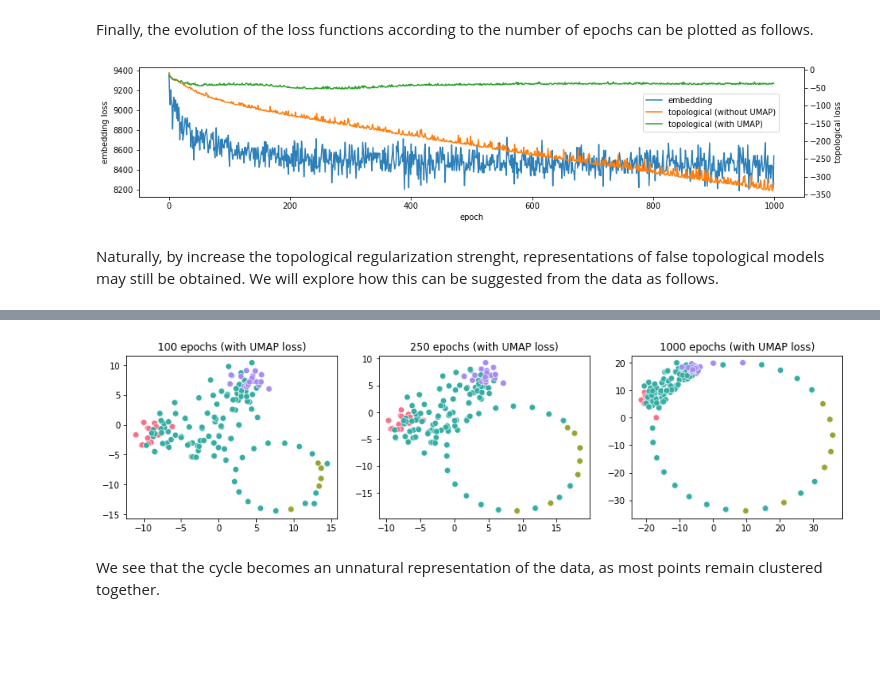
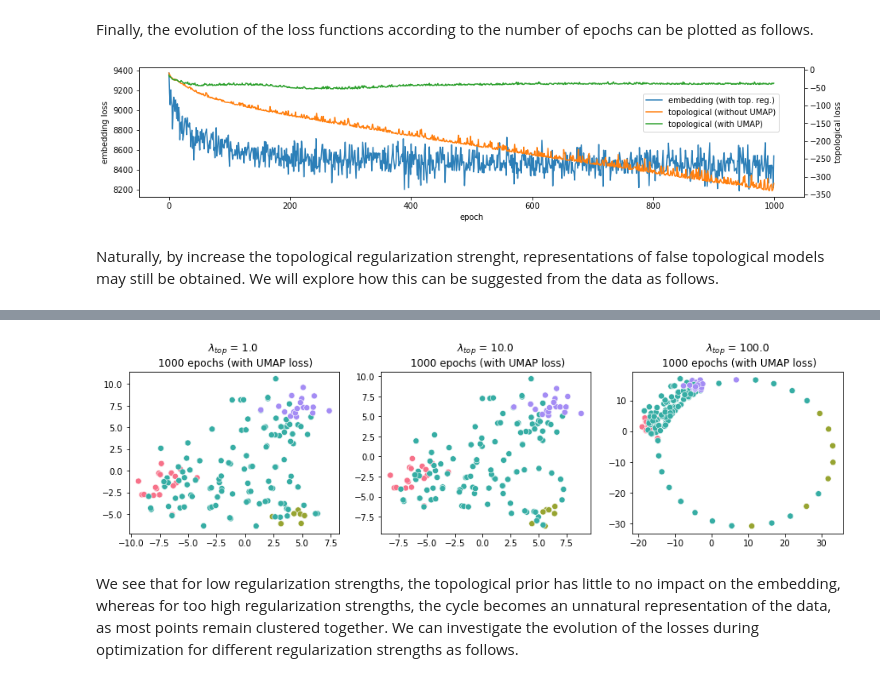
Before and after one commit to robinvndaele/topembedding, a Jupyter notebook: Experiments/CellBifurcating.ipynb, the cells around one changed output, grey strips where cells are left out. Drawn from its saved outputs; the diff is of its cells as text; code cells hidden in the pictures; blank space fills up the shorter version.

Commit message:
cell bif experiments for different lambda_top

```diff
--- a/Experiments/CellBifurcating.ipynb
+++ b/Experiments/CellBifurcating.ipynb
@@ -407,12 +407,12 @@ Finally, the evolution of the loss functions according to the number of epochs c
 # %%
 # Summarize the topological and embedding losses in a data frame
 pd_losses_other = pd.DataFrame({"epoch":range(losses_top_other["losses"].shape[0]),
-                                "embedding":losses_top_other["losses"]["embedding"],
+                                "embedding (with top. reg.)":losses_top_other["losses"]["embedding"],
                                 "topological (with UMAP)":losses_top_other["losses"]["topological"],
                                 "topological (without UMAP)":losses_opt_other["losses"]["topological"]})
 
 # Plot the losses according to the number of epochs
-ax = pd_losses_other.plot(x="epoch", y="embedding", legend=False, figsize=(15, 3), color="#2c7fb8")
+ax = pd_losses_other.plot(x="epoch", y="embedding (with top. reg.)", legend=False, figsize=(15, 3), color="#2c7fb8")
 ax.set_ylabel("embedding loss")
 ax2 = ax.twinx()
 pd_losses_other.plot(x="epoch", y="topological (without UMAP)", legend=False, color="#ff7f0e", ax=ax2)
@@ -421,32 +421,34 @@ ax2.set_ylabel("topological loss")
 ax.figure.legend(bbox_to_anchor=(0.875, 0.75))
 plt.show()
 # %% [output]
-[figure, old version]
+[figure, new version]
 # %% [markdown]
 Naturally, by increase the topological regularization strenght, representations of false topological models may still be obtained. We will explore how this can be suggested from the data as follows.
 # %%
 # Topological loss function with stronger regularization
-lambda_top_multiplier = 100
-def new_lambda_top_loss(output): return lambda_top_multiplier * top_loss_other(output)
+lambda_top_multipliers = [1 / 10, 1, 10]
 
 # Learning hyperparameters
-num_epochs = [100, 250, 1000]
+num_epochs = 1000
 learning_rate = 1e-1
 
 # Conduct topological regularization for different topological loss function
-Y_epochs_lambda = {}
-for epochs in num_epochs:
-    print("\033[1mConducting topologically regularized embedding for " + str(epochs) + " epochs\033[0m")
-    Y_epochs_lambda[epochs], losses_lambda_other = UMAP(data, top_loss=new_lambda_top_loss, num_epochs=epochs,
-                                                        learning_rate=learning_rate, random_state=42)
+Y_lambdas = {}
+losses_lambdas = {}
+for m in lambda_top_multipliers:
+    def new_lambda_top_loss(output): return m * top_loss_other(output)
+    print("\033[1mConducting topologically regularized embedding for lambda_top = " +
+          str(m * lambda_top) + "\033[0m")
+    Y_lambdas[m], losses_lambdas[m] = UMAP(data, top_loss=new_lambda_top_loss, num_epochs=num_epochs,
+                                           learning_rate=learning_rate, random_state=42)
     print("\n")
 
 # View topologically regularized embeddings
-fig, ax = plt.subplots(1, len(num_epochs), figsize=(len(num_epochs) * 5, 3.5))
-for idx, epochs in enumerate(num_epochs):
-    sns.scatterplot(x=Y_epochs_lambda[epochs][:,0], y=Y_epochs_lambda[epochs][:,1],
-                    s=50, hue=t, palette="husl", ax=ax[idx])
+fig, ax = plt.subplots(1, len(lambda_top_multipliers), figsize=(len(lambda_top_multipliers) * 5, 3.5))
+for idx, m in enumerate(lambda_top_multipliers):
+    sns.scatterplot(x=Y_lambdas[m][:,0], y=Y_lambdas[m][:,1], s=50, hue=t, palette="husl", ax=ax[idx])
     ax[idx].get_legend().remove()
-    ax[idx].set_title(str(epochs) + " epochs (with UMAP loss)")
+    ax[idx].set_title("$\lambda_{{{}}}$ = {} \n {} epochs (with UMAP loss)".
+                      format("top",  m * lambda_top, num_epochs))
 plt.show()
 # %% [output]
@@ -469,4 +471,4 @@ Conducting topologically regularized embedding for 100 epochs
 Time for embedding: 00:00:41
-[figure, old version]
+[figure, new version]
 # %% [markdown]
-We see that the cycle becomes an unnatural representation of the data, as most points remain clustered together.
+We see that for low regularization strengths, the topological prior has little to no impact on the embedding, whereas for too high regularization strengths, the cycle becomes an unnatural representation of the data, as most points remain clustered together. We can investigate the evolution of the losses during optimization for different regularization strengths as follows.
```
Also changed, not shown: parts of 5 cells of this notebook, 1 other file.
